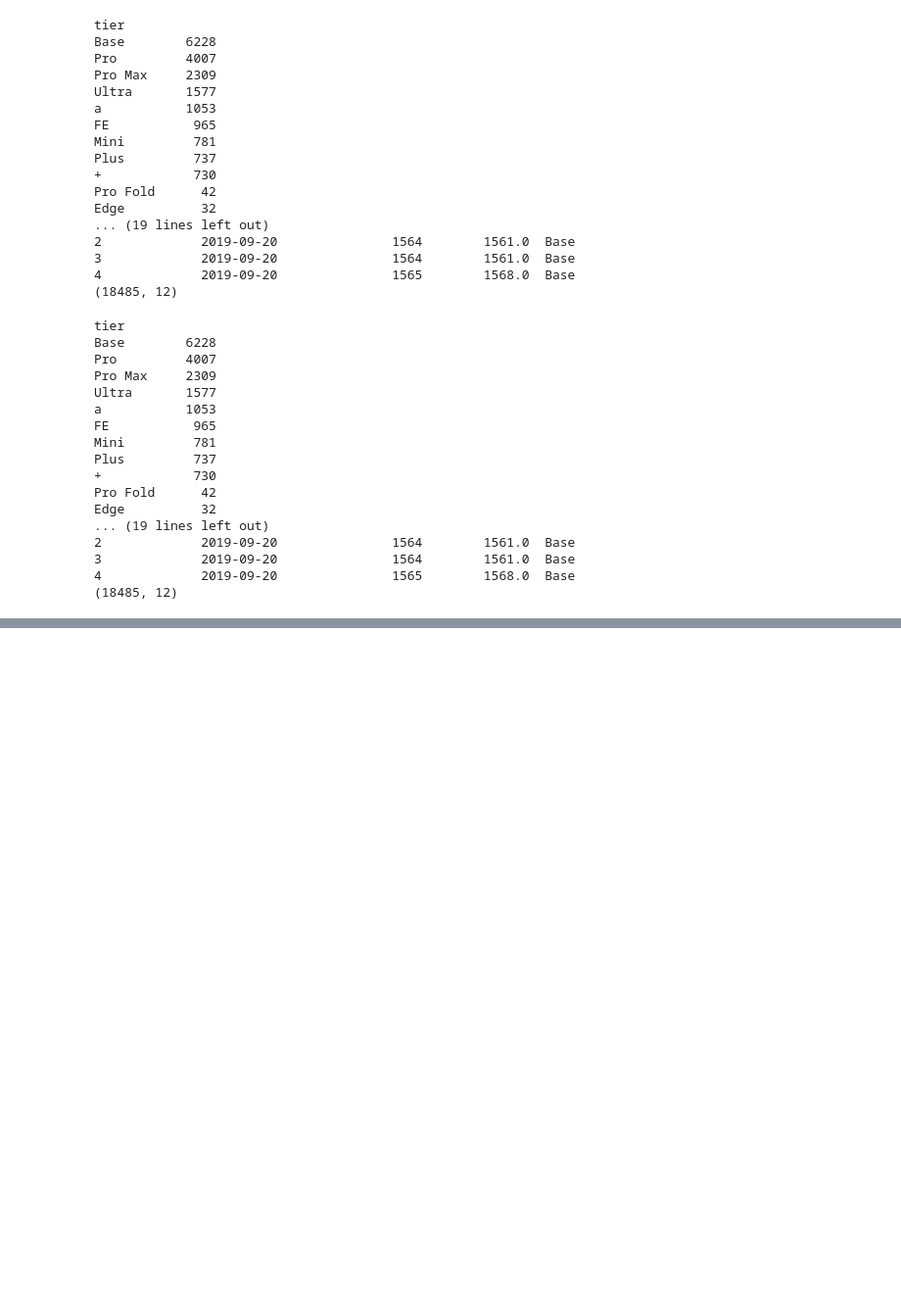
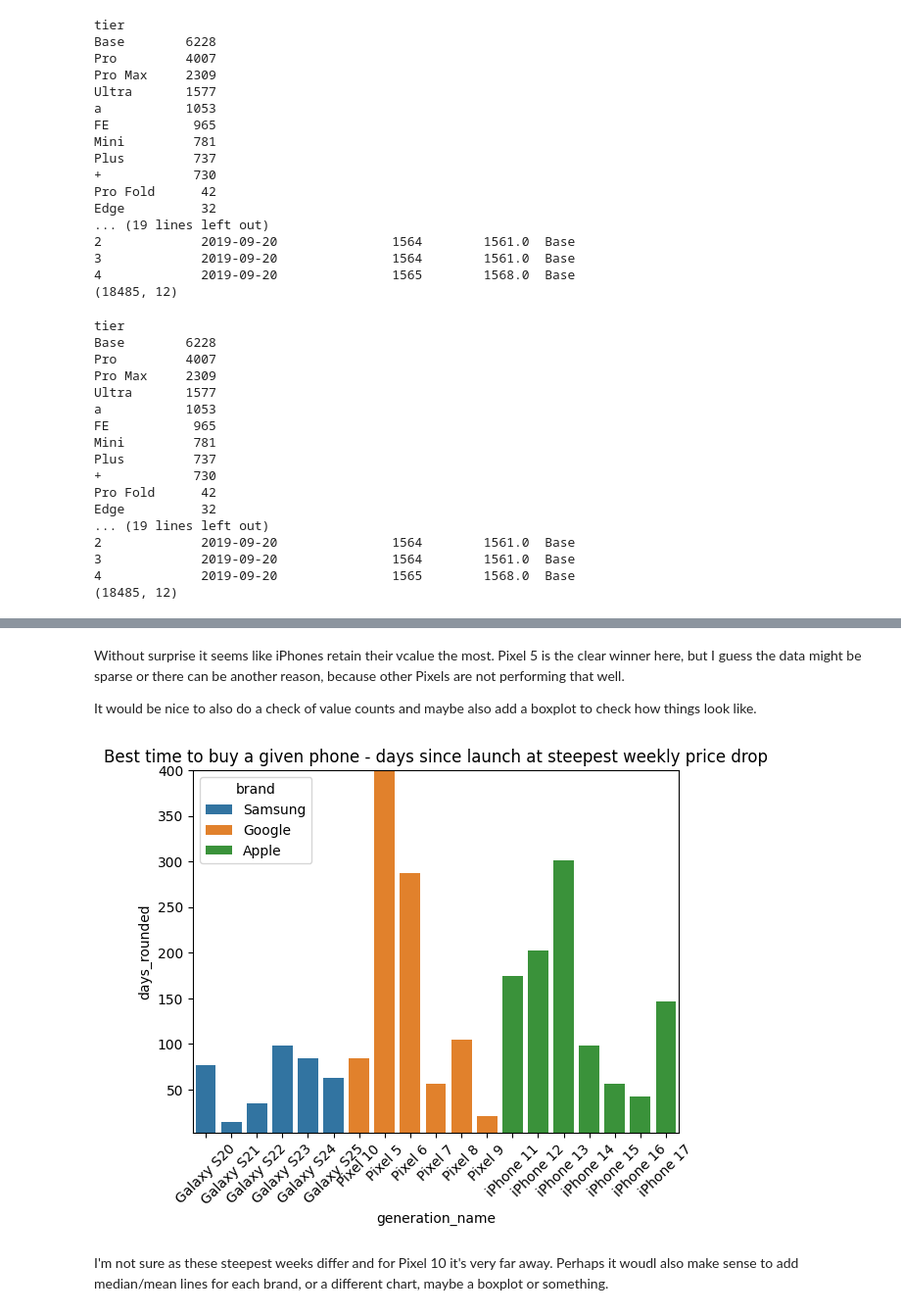
Before and after one commit to ady7ady7/python_agentic_learning, a Jupyter notebook: project1_phones_sales_analytics/notebooks/04_interactive_charts.ipynb, the cells around one changed output, grey strips where cells are left out. Shown at 98% size. Saved outputs shown, nothing was run; the diff lists cells and outputs as text; code cells hidden in the pictures; blank space fills up the shorter version.

````diff
--- a/project1_phones_sales_analytics/notebooks/04_interactive_charts.ipynb
+++ b/project1_phones_sales_analytics/notebooks/04_interactive_charts.ipynb
@@ -366,0 +404,51 @@ df[df['model'] == 'iPhone 13'].groupby('submodel_name').agg(
+# %% [markdown]
+Without surprise it seems like iPhones retain their vcalue the most. Pixel 5 is the clear winner here, but I guess the data might be sparse or there can be another reason, because other Pixels are not performing that well.
+
+It would be nice to also do a check of value counts and maybe also add a boxplot to check how things look like.
+# %%
+'''### Task 2 — Best time to buy: steepest weekly price drop per generation [3 pts]
+
+This finds when each generation's price falls fastest — i.e. the best buying window.
+
+1. Start from the resampled `df` (already weekly per ASIN after pipeline)
+2. Compute weekly price diff per ASIN:
+   ```python
+   df['weekly_drop'] = df.groupby('asin')['NEW'].diff()
+   ```
+   (negative = price fell that week)
+3. Groupby `generation_name + days_rounded` → mean `weekly_drop`
+4. For each generation, find the `days_rounded` value with the most negative mean drop
+   ```python
+   best_time = decay_df.loc[decay_df.groupby('generation_name')['weekly_drop'].idxmin()]
+   ```
+5. Pull `brand` onto the result
+6. Plot: Seaborn barplot, x = `generation_name`, y = `days_rounded` at steepest drop,
+   hue = `brand`, sorted by `days_rounded` ascending
+   Title: "Days Since Launch at Steepest Weekly Price Drop"
+7. Markdown cell: when should you buy? Is there a consistent pattern per brand?'''
+
+
+df['weekly_price_diff'] = df.groupby('asin')['NEW'].diff()
+df['weekly_price_diff'] = df['weekly_price_diff'].fillna(0)
+
+grouped_df = df.groupby(['generation_name', 'days_rounded'])['weekly_price_diff'].agg('mean').reset_index()
+best_time_to_buy = grouped_df.loc[grouped_df.groupby('generation_name')['weekly_price_diff'].idxmin()]
+
+brand_lookup = df[['generation_name', 'brand']].drop_duplicates()
+best_time_to_buy = best_time_to_buy.merge(brand_lookup, how = 'left', on = 'generation_name')
+best_time_to_buy.head()
+
+best_time_barplot = sns.barplot(
+    best_time_to_buy,
+    x = 'generation_name',
+    y = 'days_rounded',
+    hue = 'brand'
+)
+best_time_barplot.set_title('Best time to buy a given phone - days since launch at steepest weekly price drop')
+plt.xticks(rotation = 45)
+plt.ylim(3, 400)
+plt.show()
+# %% [output]
+[figure, added]
+# %% [markdown]
+I'm not sure as these steepest weeks differ and for Pixel 10 it's very far away. Perhaps it woudl also make sense to add median/mean lines for each brand, or a different chart, maybe a boxplot or something.
````
Also changed, not shown: parts of 6 cells of this notebook, 1 other file.
